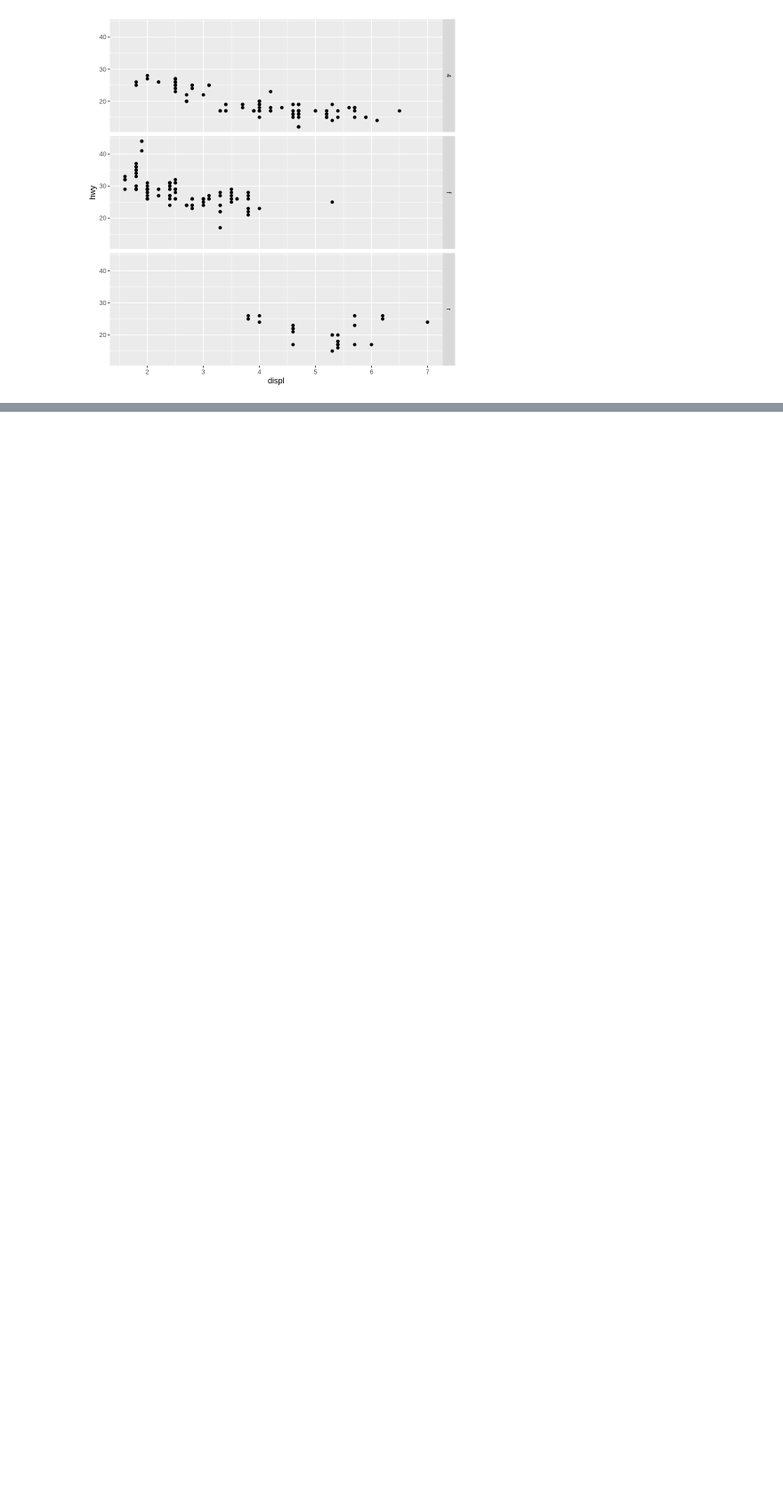
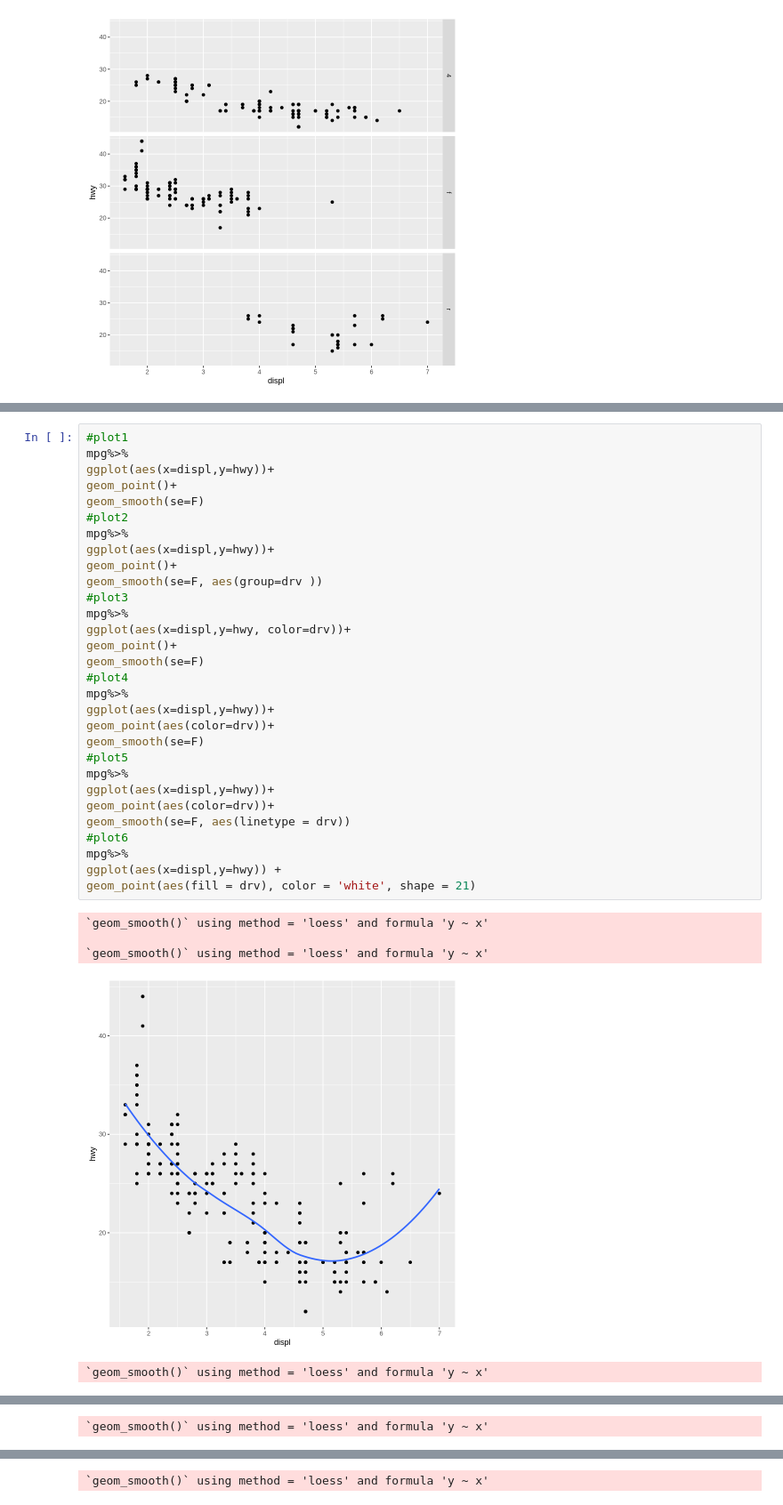
Before and after one commit to ericlesvieira/estudos, a Jupyter notebook: Estudos.ipynb, the cells around one changed output, grey strips where cells are left out. Shown at 89% size. Cells and saved outputs as stored; diff of their text form; blank space fills up the shorter version.

```diff
--- a/Estudos.ipynb
+++ b/Estudos.ipynb
@@ -46,0 +114,36 @@ ggplot(data = mpg) +
+# %%
+#plot1
+mpg%>%
+ggplot(aes(x=displ,y=hwy))+
+geom_point()+
+geom_smooth(se=F)
+#plot2
+mpg%>%
+ggplot(aes(x=displ,y=hwy))+
+geom_point()+
+geom_smooth(se=F, aes(group=drv ))
+#plot3
+mpg%>%
+ggplot(aes(x=displ,y=hwy, color=drv))+
+geom_point()+
+geom_smooth(se=F)
+#plot4
+mpg%>%
+ggplot(aes(x=displ,y=hwy))+
+geom_point(aes(color=drv))+
+geom_smooth(se=F)
+#plot5
+mpg%>%
+ggplot(aes(x=displ,y=hwy))+
+geom_point(aes(color=drv))+
+geom_smooth(se=F, aes(linetype = drv))
+#plot6
+mpg%>%
+ggplot(aes(x=displ,y=hwy)) +
+geom_point(aes(fill = drv), color = 'white', shape = 21)
+# %% [output]
+`geom_smooth()` using method = 'loess' and formula 'y ~ x'
+
+`geom_smooth()` using method = 'loess' and formula 'y ~ x'
+[figure, added]
+`geom_smooth()` using method = 'loess' and formula 'y ~ x'
@@ -46,0 +151 @@ ggplot(data = mpg) +
+`geom_smooth()` using method = 'loess' and formula 'y ~ x'
@@ -46,0 +153 @@ ggplot(data = mpg) +
+`geom_smooth()` using method = 'loess' and formula 'y ~ x'
```
Also changed, not shown: parts of 12 cells of this notebook.
